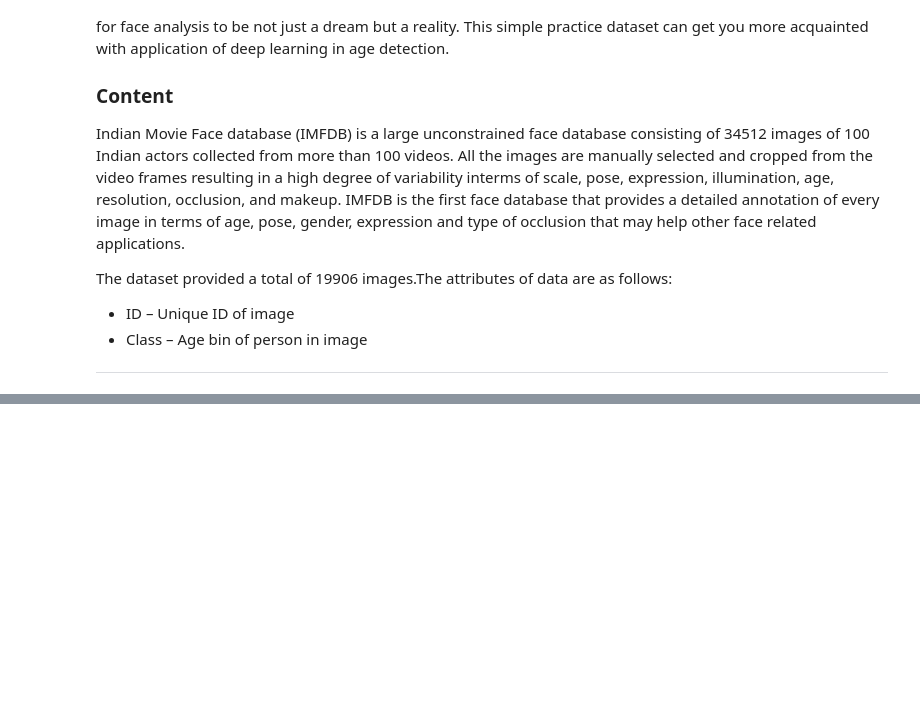
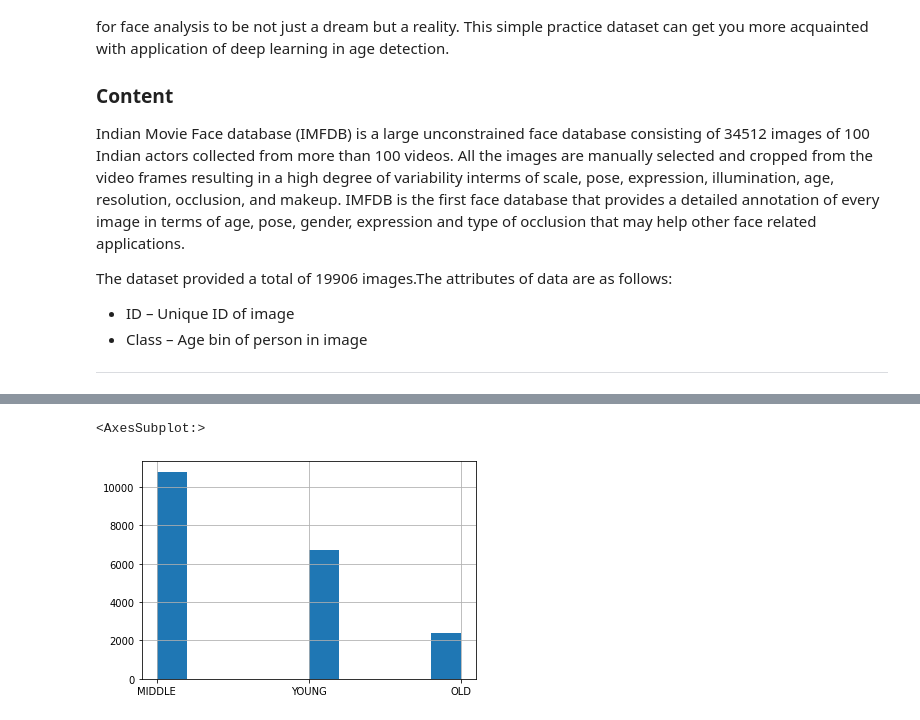
Before and after one commit to jucalfonsom/ml-course, a Jupyter notebook: age_detection.ipynb, the cells around one changed output, grey strips where cells are left out. Cells and saved outputs as stored; diff of their text form; code cells hidden in the pictures; blank space fills up the shorter version.

```diff
--- a/age_detection.ipynb
+++ b/age_detection.ipynb
@@ -26,0 +41,7 @@ The dataset provided a total of 19906 images.The attributes of data are as follo
+# %%
+# Images path
+path = './data/age/'
+image_path = './data/age/Train/'
+# %%
+df = pd.read_csv(path + 'train.csv')
+df.head
@@ -26,0 +75,5 @@ The dataset provided a total of 19906 images.The attributes of data are as follo
+# %%
+df['Class'].hist()
+# %% [output]
+<AxesSubplot:>
+[figure, added]
```
Also changed, not shown: parts of 10 cells of this notebook, 4 other files.
